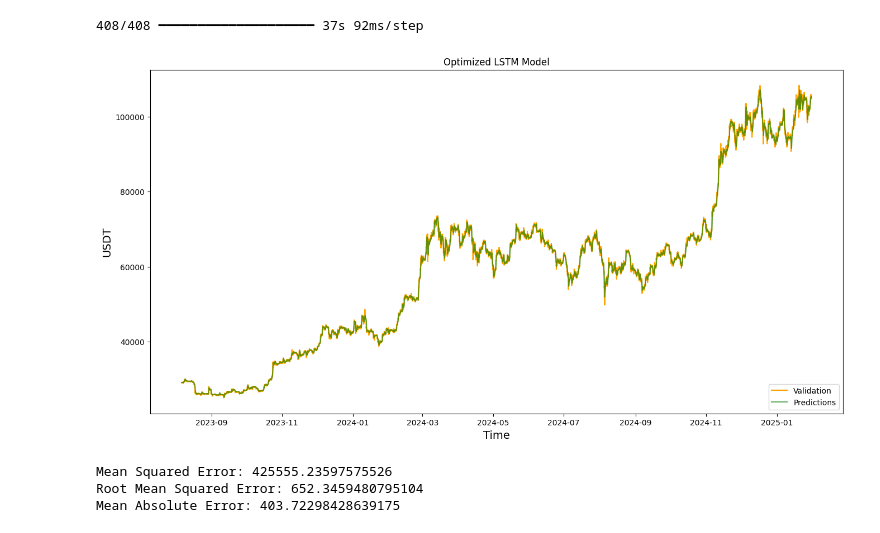
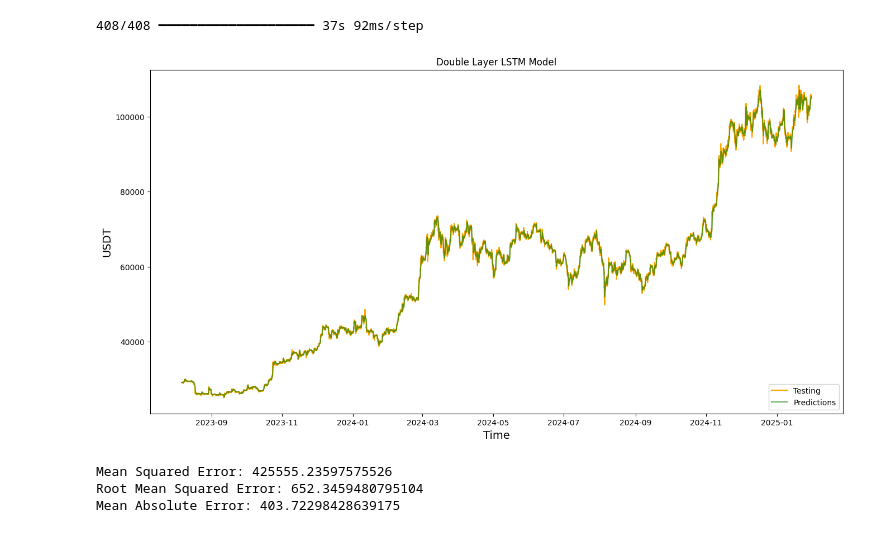
Before and after one commit to GRQ34/ML-Proyecto-Final, a Jupyter notebook: 3. Forecasting - LSTM.ipynb, the cells around one changed output. Drawn from its saved outputs; the diff is of its cells as text; code cells hidden in the pictures.

```diff
--- a/3. Forecasting - LSTM.ipynb
+++ b/3. Forecasting - LSTM.ipynb
@@ -153,18 +153,18 @@ popredictions = scaler.inverse_transform(popredictions)
 # %%
 # plot the data
 train = scaler.inverse_transform(y_train.reshape(-1, 1))
 valid = scaler.inverse_transform(y_test.reshape(-1, 1))
 #visualize the data
 plt.figure(figsize=(16, 8))
-plt.title("Optimized LSTM Model")
+plt.title("Double Layer LSTM Model")
 plt.xlabel("Time", fontsize=14)
 plt.ylabel("USDT", fontsize=14)
 plt.plot(dates[train_close_len:], valid, color="orange")
 plt.plot(dates[train_close_len:], popredictions, alpha=0.6, color="green")
-plt.legend(["Validation", "Predictions"], loc="lower right")
+plt.legend(["Testing", "Predictions"], loc="lower right")
 plt.show()
 # %% [output]
-[figure, old version]
+[figure, new version]
 # %%
 mse2 = np.mean(np.square(valid - popredictions))
 rmse2 = math.sqrt(mse2)
```
Also changed, not shown: parts of 3 cells of this notebook.
